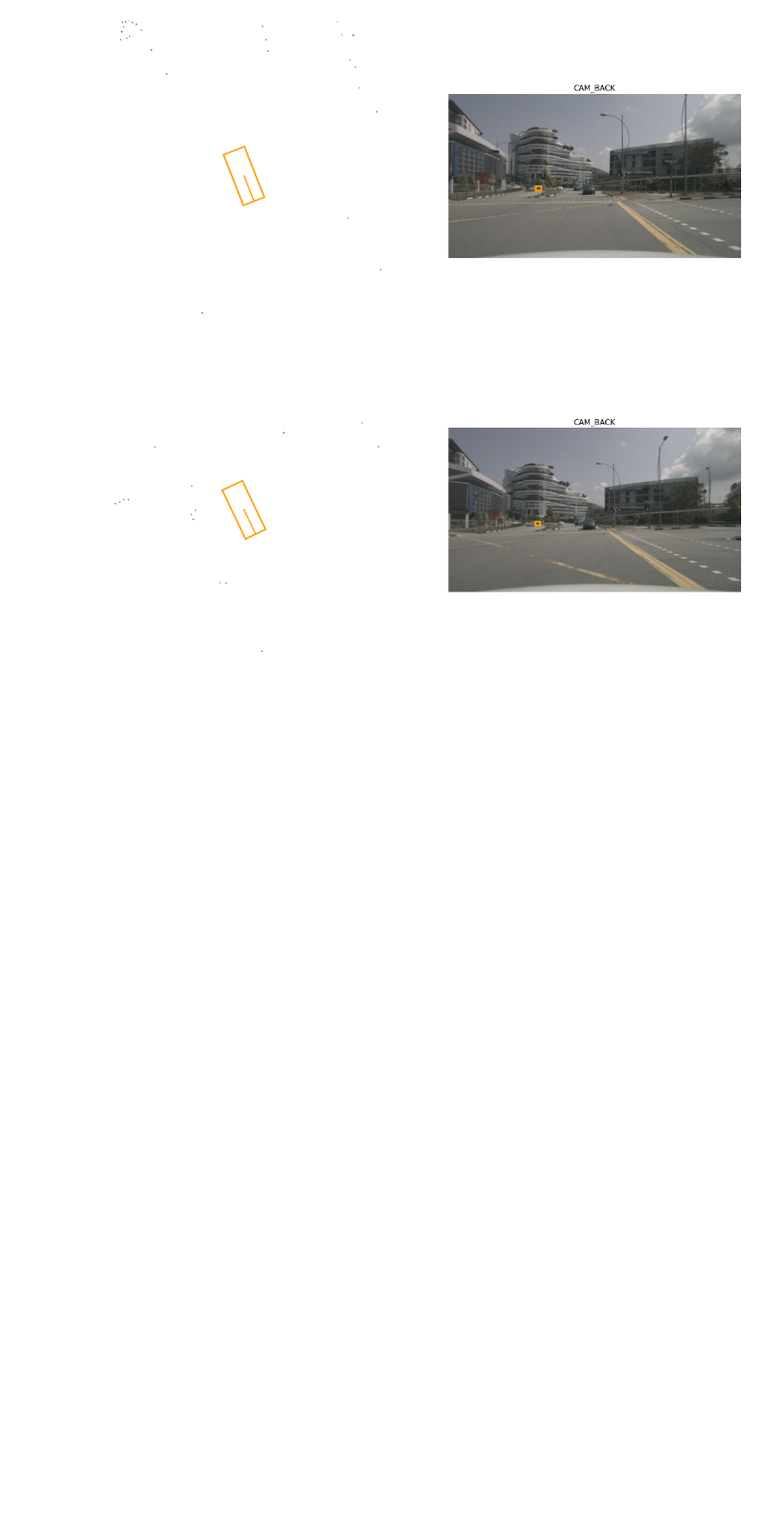
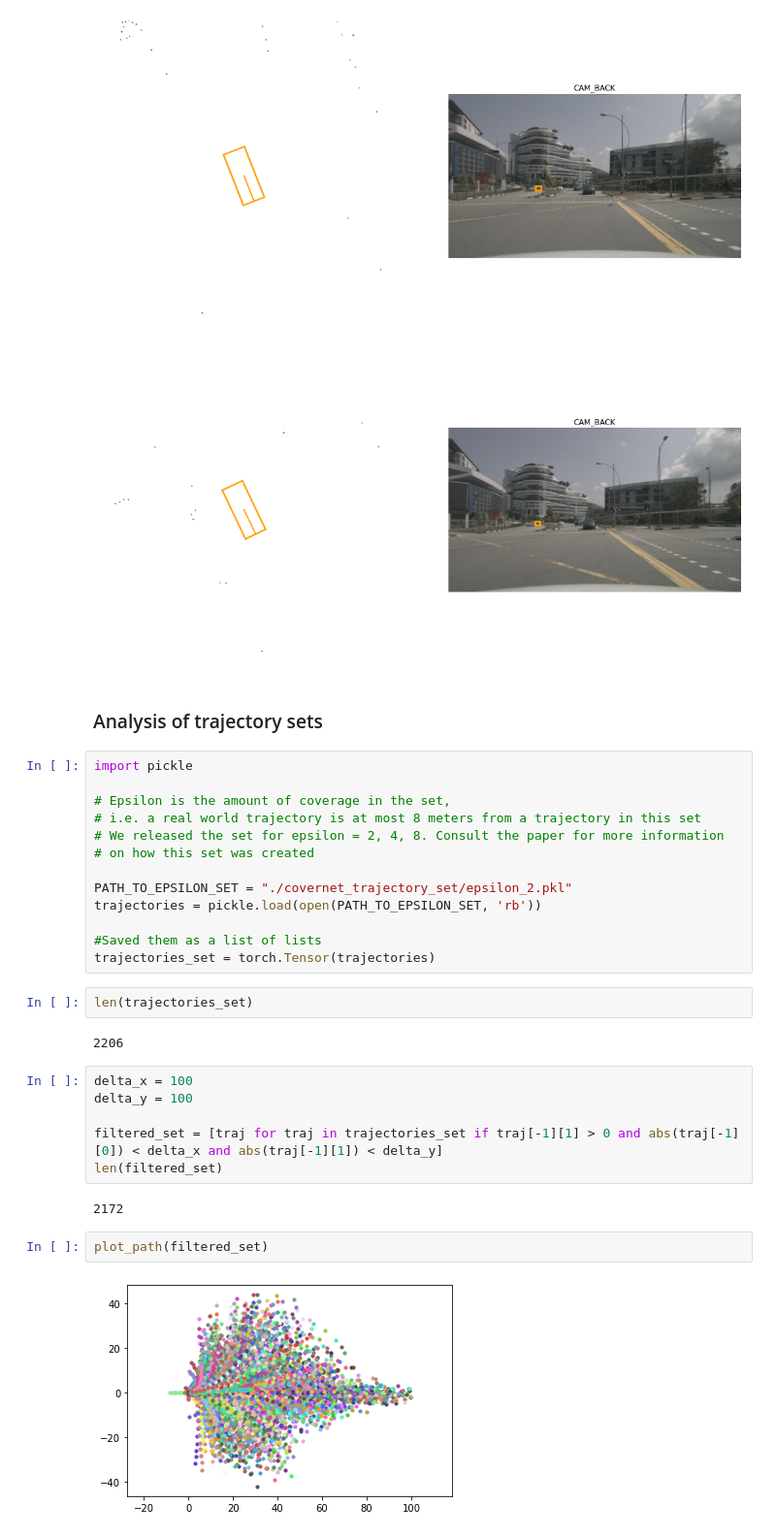
Before and after one commit to TechToker/Raster-traffic-motion-prediction, a Jupyter notebook: dataset_analyser.ipynb, the cells around one changed output. Shown at 97% size. Drawn from its saved outputs; the diff is of its cells as text; blank space fills up the shorter version.

```diff
--- a/dataset_analyser.ipynb
+++ b/dataset_analyser.ipynb
@@ -187,3 +187,34 @@ get_scene_representation_sequence(instance_token, sample_token, 6)
 [figure]
 [figure]
 [figure]
+# %% [markdown]
+### Analysis of trajectory sets
+# %%
+import pickle
+
+# Epsilon is the amount of coverage in the set,
+# i.e. a real world trajectory is at most 8 meters from a trajectory in this set
+# We released the set for epsilon = 2, 4, 8. Consult the paper for more information
+# on how this set was created
+
+PATH_TO_EPSILON_SET = "./covernet_trajectory_set/epsilon_2.pkl"
+trajectories = pickle.load(open(PATH_TO_EPSILON_SET, 'rb'))
+
+#Saved them as a list of lists
+trajectories_set = torch.Tensor(trajectories)
+# %%
+len(trajectories_set)
+# %% [output]
+2206
+# %%
+delta_x = 100
+delta_y = 100
+
+filtered_set = [traj for traj in trajectories_set if traj[-1][1] > 0 and abs(traj[-1][0]) < delta_x and abs(traj[-1][1]) < delta_y]
+len(filtered_set)
+# %% [output]
+2172
+# %%
+plot_path(filtered_set)
+# %% [output]
+[figure, added]
```
Also changed, not shown: parts of 1 cell of this notebook, 1 other file.
